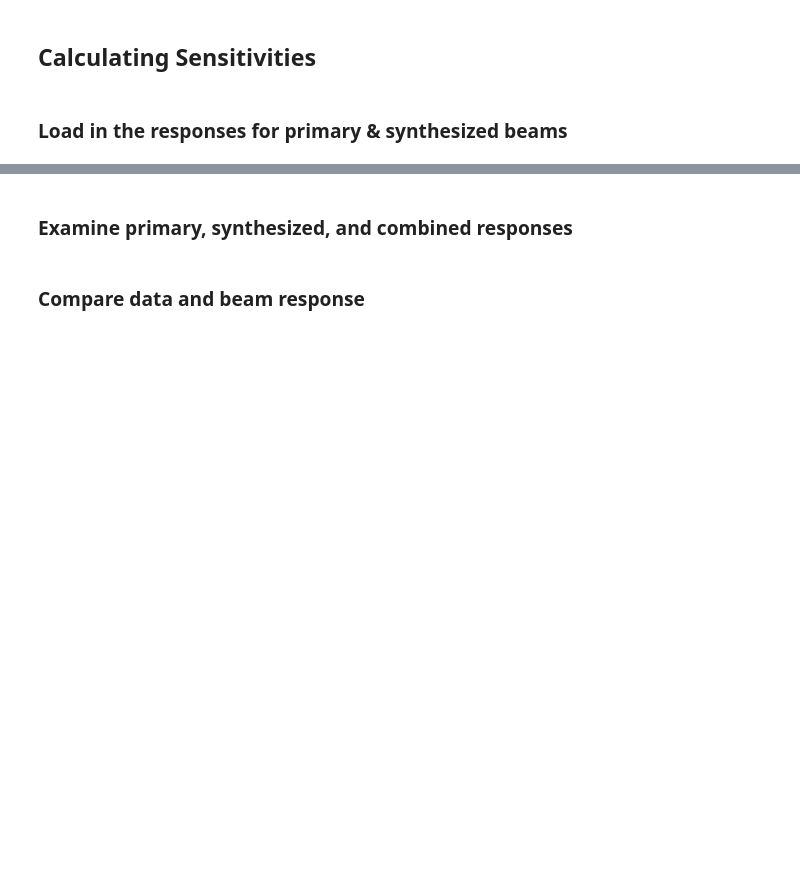
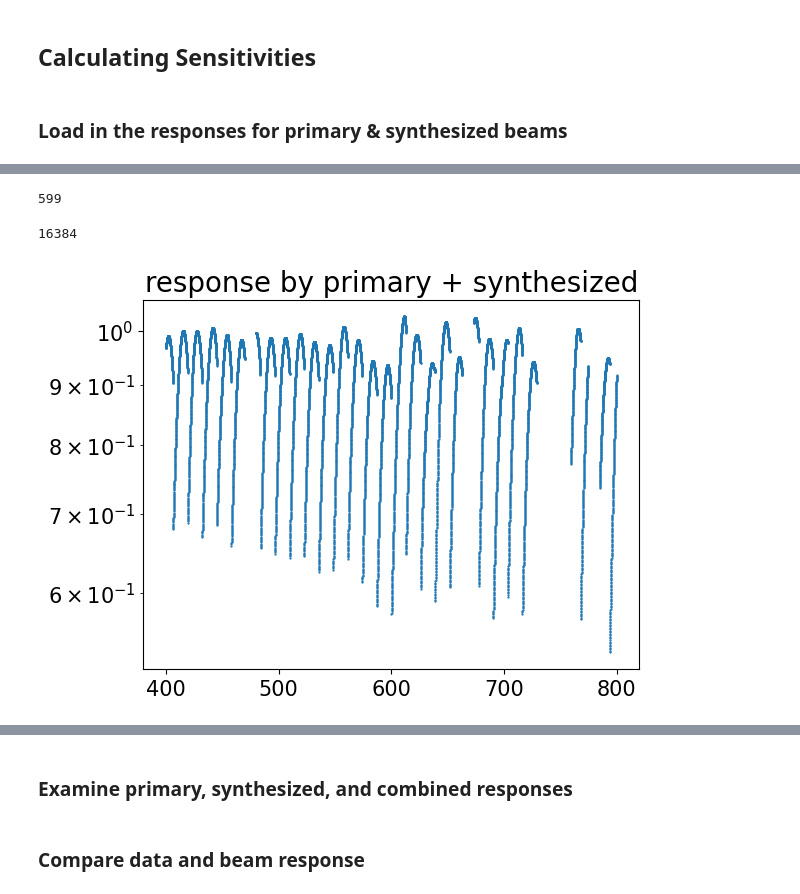
Before and after one commit to meena-seth/nrao, a Jupyter notebook: beamforming_eqn/cygA.ipynb, the cells around one changed output, grey strips where cells are left out. Drawn from its saved outputs; the diff is of its cells as text; code cells hidden in the pictures; blank space fills up the shorter version.

```diff
--- a/beamforming_eqn/cygA.ipynb
+++ b/beamforming_eqn/cygA.ipynb
@@ -477,0 +448,18 @@ IndexError: index 1770 is out of bounds for axis 0 with size 600
+# %%
+csp_1800s = c_response[cts_600MHz_maxidx,:]      # Time that beam response 600MHz time series is max
+# %%
+cts_600MHz_maxidx
+# %% [output]
+599
+# %%
+len(csp_1800s)
+# %% [output]
+16384
+# %%
+plt.figure()
+plt.scatter(freqs_Mhz, csp_1800s, s=0.4)
+plt.yscale('log')
+plt.title('response by primary + synthesized')
+plt.show()
+# %% [output]
+[figure, added]
```
Also changed, not shown: parts of 39 cells of this notebook, 1 other file.
